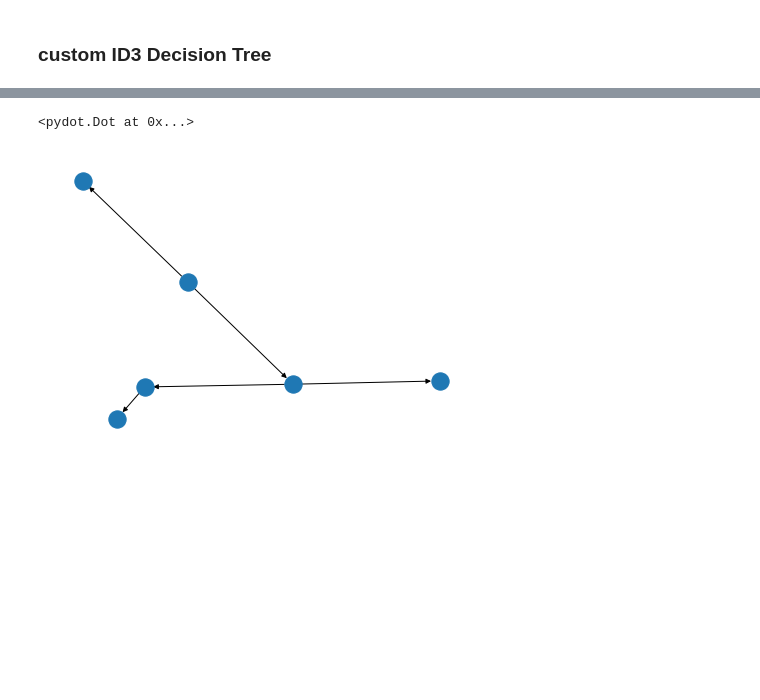
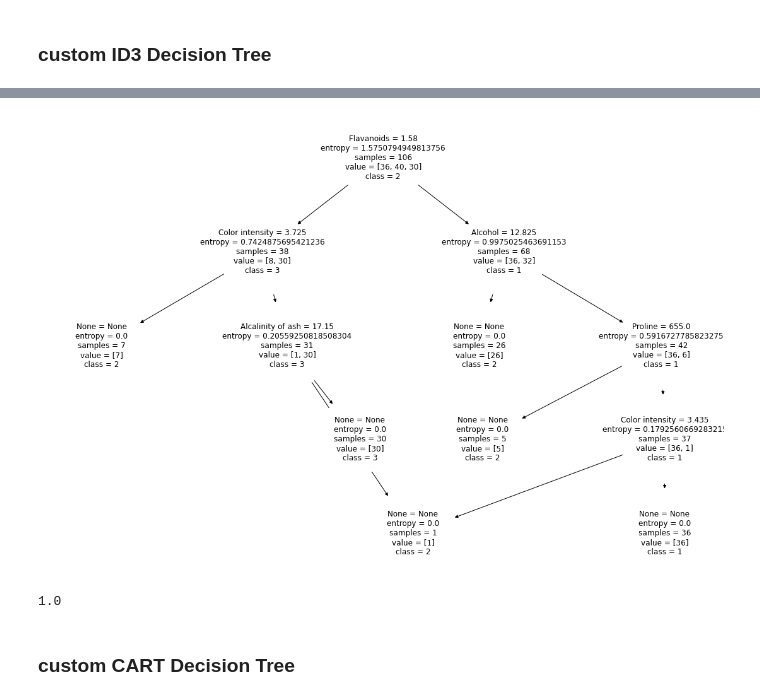
Before and after one commit to sinjy1203/Machine_Learning, a Jupyter notebook: chapter4_practice6.ipynb, the cells around one changed output, grey strips where cells are left out. Drawn from its saved outputs; the diff is of its cells as text; code cells hidden in the pictures; blank space fills up the shorter version.

```diff
--- a/chapter4_practice6.ipynb
+++ b/chapter4_practice6.ipynb
@@ -340,28 +264,14 @@ Image(d1.create_png(), width=300)
-# %%
-d1
-# %% [output]
-<pydot.Dot at 0x...>
-# %%
-import networkx as nx
-from networkx.drawing.nx_pydot import graphviz_layout
-
-g1 = nx.DiGraph()
-
-g1.add_node(1)
-g1.add_node(2)
-g1.add_node(3)
-g1.add_node(4)
-g1.add_node(5)
-g1.add_node(6)
-
-g1.add_edge(1, 2)
-g1.add_edge(1, 3)
-g1.add_edge(2, 4)
-g1.add_edge(2, 5)
-g1.add_edge(5, 6)
-
-pos = graphviz_layout(g1, prog='dot')
-nx.draw(g1)
-plt.show()
-# %% [output]
-[figure, removed]
+# %%
+decision_tree = DecisionTree(criterion='entropy')
+# %%
+decision_tree.fit(x_train, y_train)
+# %%
+decision_tree.visualize()
+# %% [output]
+[figure, added]
+# %%
+decision_tree.accuracy(x_test, y_test)
+# %% [output]
+1.0
+# %% [markdown]
+### custom CART Decision Tree
```
Also changed, not shown: parts of 26 cells of this notebook, 2 other files.
